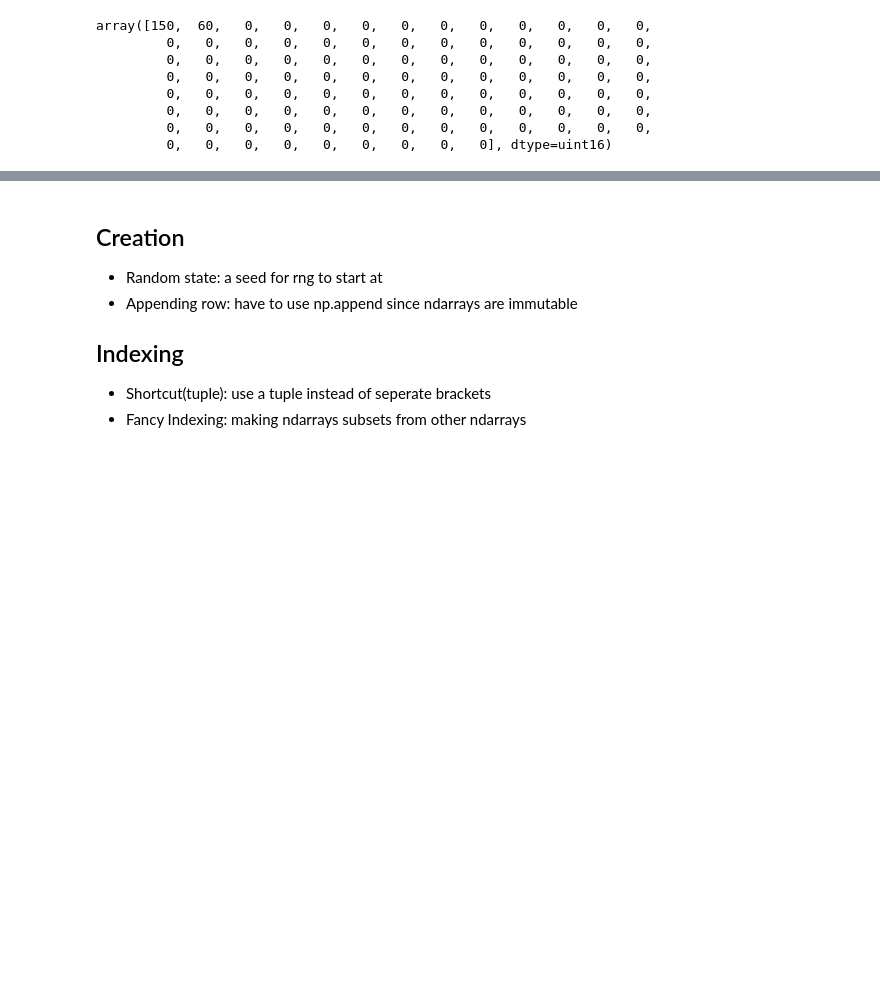
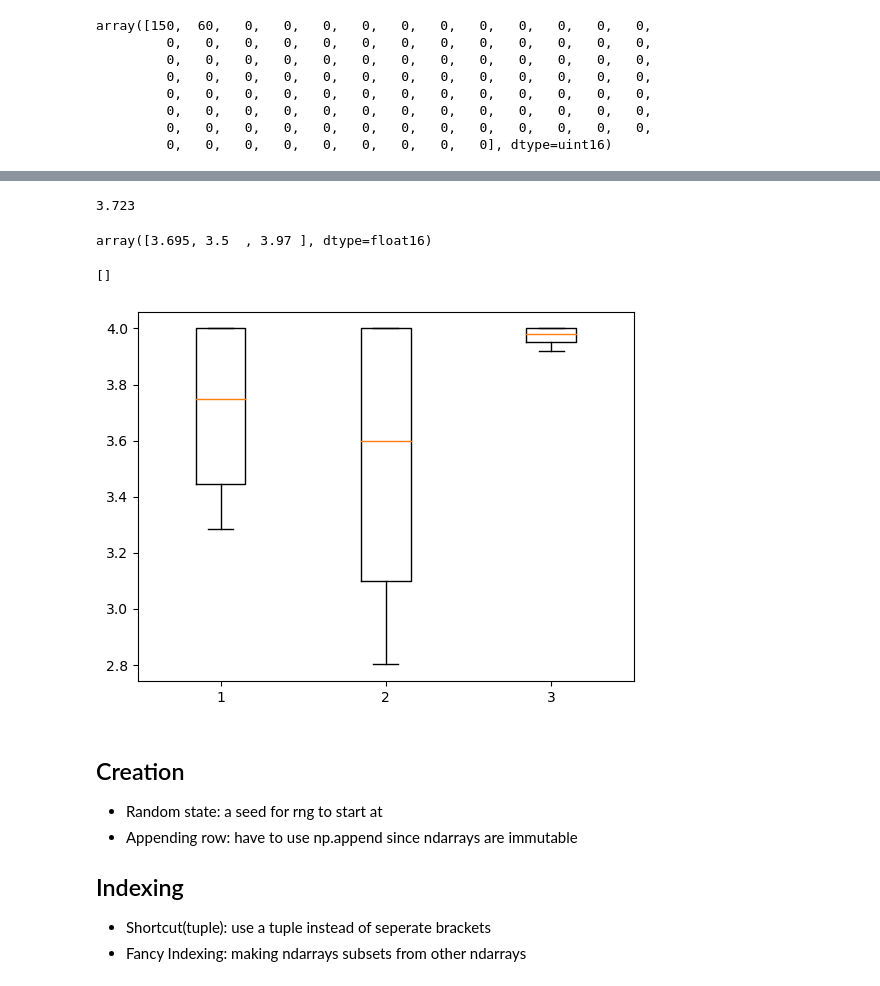
Before and after one commit to Takosaga/intro-to-numpy, a Jupyter notebook: Introduction to NumPy.ipynb, the cells around one changed output, grey strips where cells are left out. Cells and saved outputs as stored; diff of their text form; code cells hidden in the pictures; blank space fills up the shorter version.

```diff
--- a/Introduction to NumPy.ipynb
+++ b/Introduction to NumPy.ipynb
@@ -167,3 +174,17 @@ study_minutes[2:6] = [80,60,30,90]
+# %%
+students_gpas.mean()
+# %% [output]
+3.723
+# %%
+students_gpas.mean(axis=1)
+# %% [output]
+array([3.695, 3.5  , 3.97 ], dtype=float16)
+# %%
+plt.boxplot(students_gpas.T)
+plt.plot()
+# %% [output]
+[]
+[figure, added]
 # %% [markdown]
 ## Creation
 * Random state: a seed for rng to start at
```
Also changed, not shown: parts of 87 cells of this notebook.
